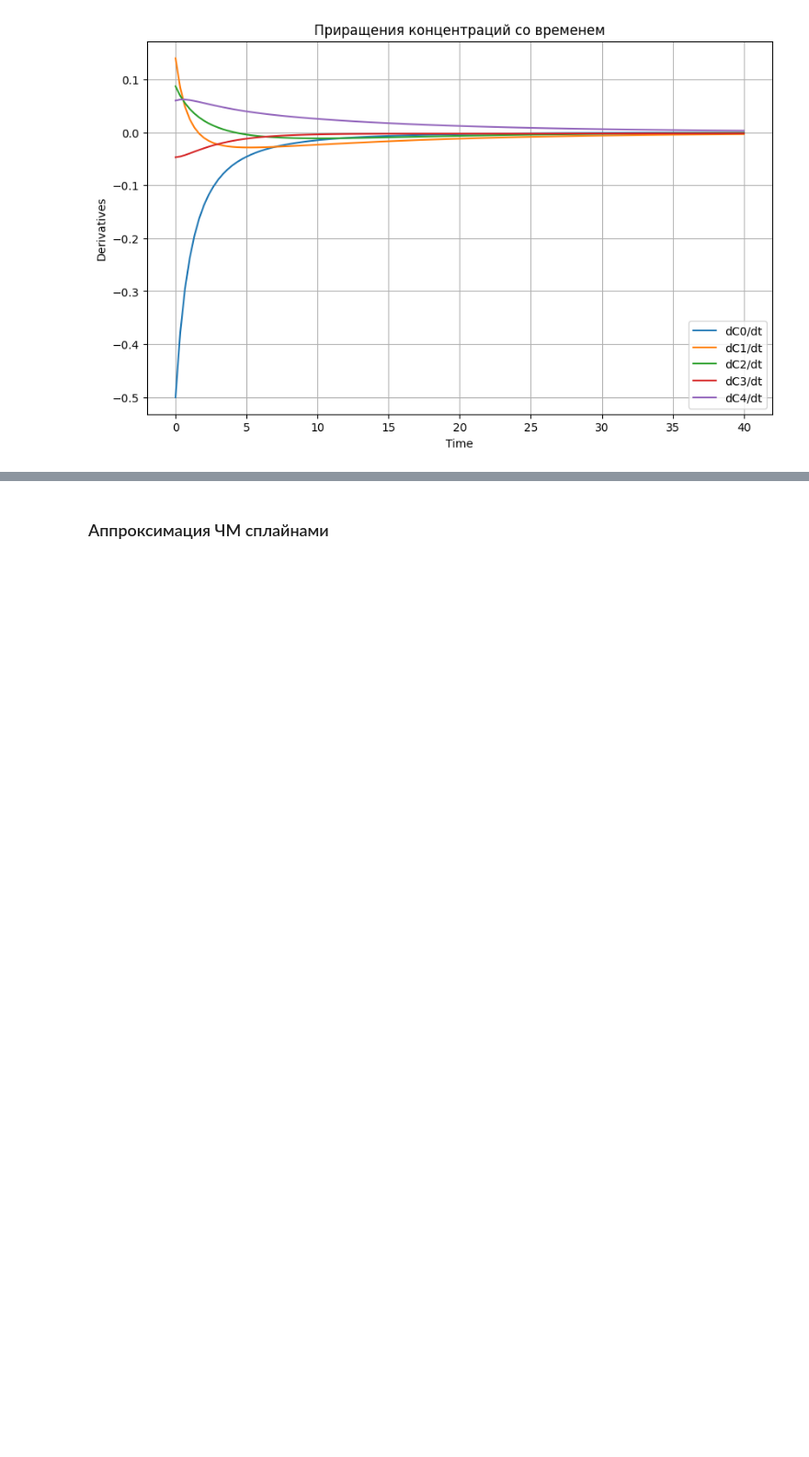
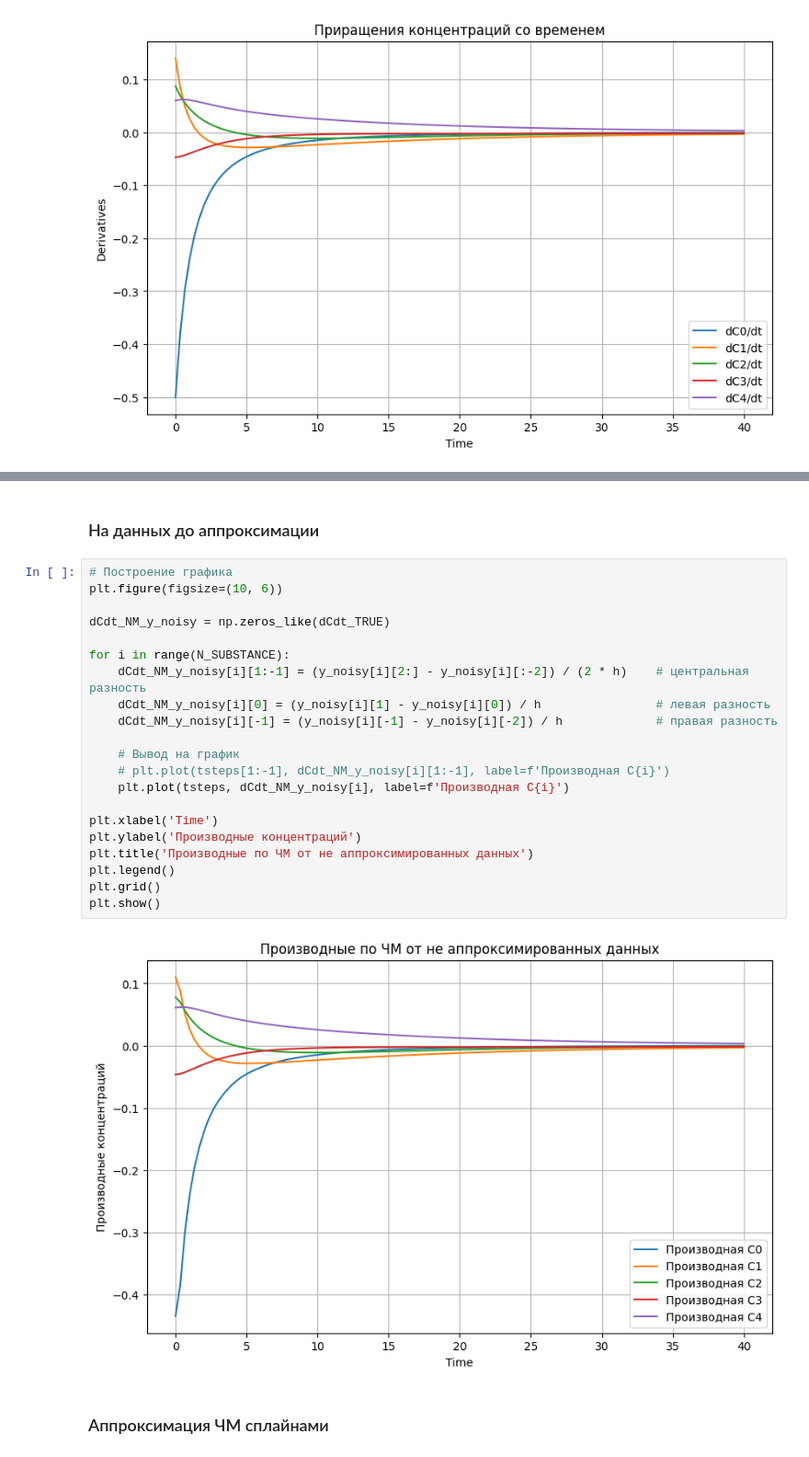
Before and after one commit to Lirik-17/Chemistry, a Jupyter notebook: MY_WORK/My_chem_gen/experiments/11_modif_stochiometric_matrix.ipynb, the cells around one changed output, grey strips where cells are left out. Shown: that part at 92% size. Drawn from its saved outputs; the diff is of its cells as text; blank space fills up the shorter version.

```diff
--- a/MY_WORK/My_chem_gen/experiments/11_modif_stochiometric_matrix.ipynb
+++ b/MY_WORK/My_chem_gen/experiments/11_modif_stochiometric_matrix.ipynb
@@ -245,3 +245,28 @@ plt.show()
+# %% [markdown]
+### На данных до аппроксимации
+# %%
+# Построение графика
+plt.figure(figsize=(10, 6))
+
+dCdt_NM_y_noisy = np.zeros_like(dCdt_TRUE)
+
+for i in range(N_SUBSTANCE):
+    dCdt_NM_y_noisy[i][1:-1] = (y_noisy[i][2:] - y_noisy[i][:-2]) / (2 * h)    # центральная разность
+    dCdt_NM_y_noisy[i][0] = (y_noisy[i][1] - y_noisy[i][0]) / h                # левая разность
+    dCdt_NM_y_noisy[i][-1] = (y_noisy[i][-1] - y_noisy[i][-2]) / h             # правая разность
+
+    # Вывод на график
+    # plt.plot(tsteps[1:-1], dCdt_NM_y_noisy[i][1:-1], label=f'Производная C{i}')
+    plt.plot(tsteps, dCdt_NM_y_noisy[i], label=f'Производная C{i}')
+
+plt.xlabel('Time')
+plt.ylabel('Производные концентраций')
+plt.title('Производные по ЧМ от не аппроксимированных данных')
+plt.legend()
+plt.grid()
+plt.show()
+# %% [output]
+[figure, added]
 # %% [markdown]
 ### Аппроксимация ЧМ сплайнами
 # %%
```
Also changed, not shown: parts of 8 cells of this notebook, 1 other file.
